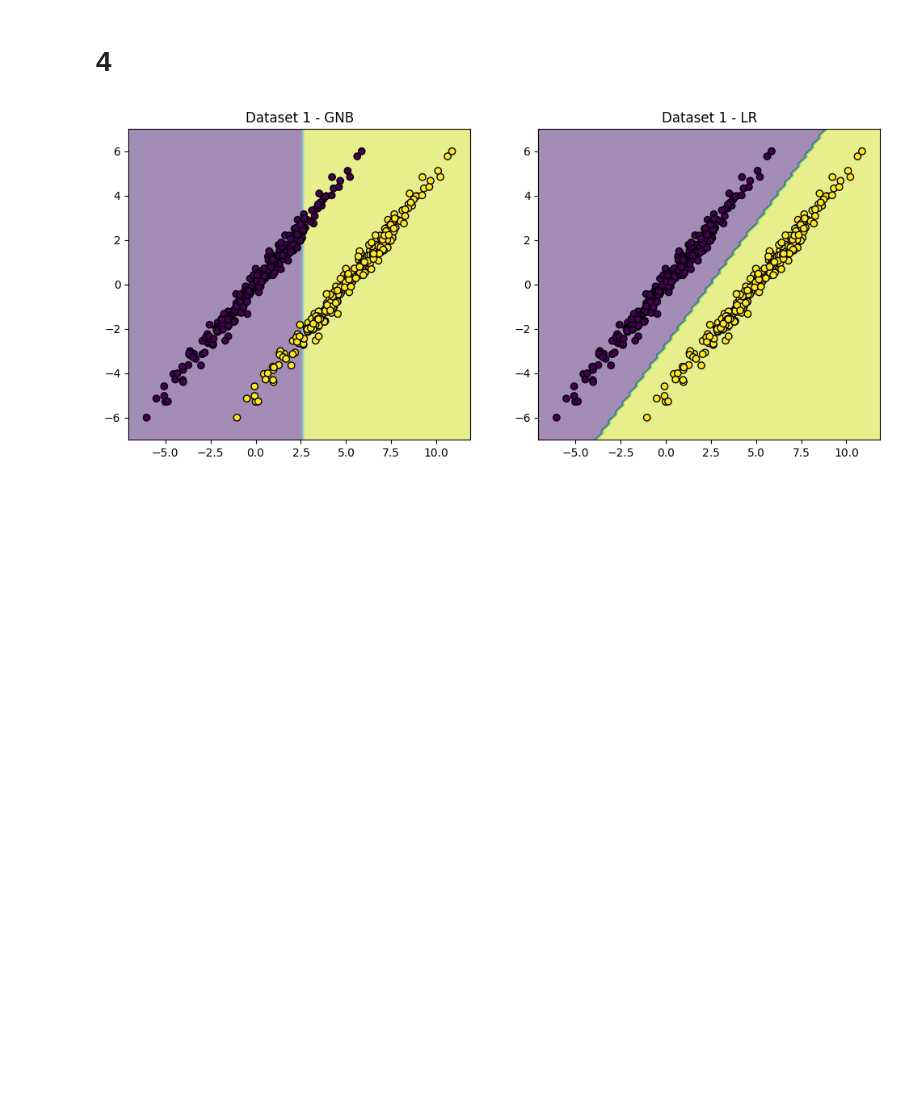
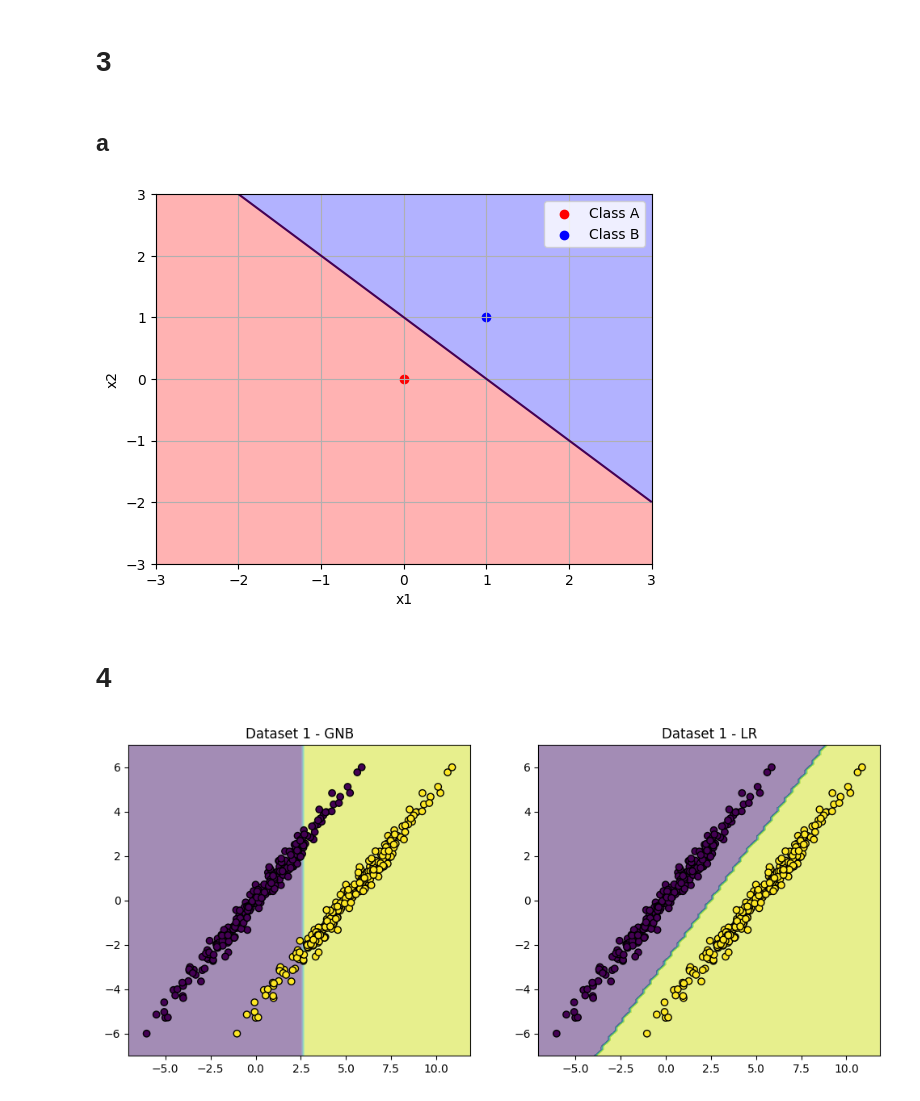
Before and after one commit to TangyKiwi/DSC-240, a Jupyter notebook: HW3/h3_code.ipynb, the cells around one changed output. Cells and saved outputs as stored; diff of their text form; code cells hidden in the pictures; blank space fills up the shorter version.

```diff
--- a/HW3/h3_code.ipynb
+++ b/HW3/h3_code.ipynb
@@ -3,5 +2,30 @@ import pandas as pd
 import numpy as np
 import matplotlib.pyplot as plt
+# %% [markdown]
+# 3
+# %% [markdown]
+## a
+# %%
+mu1 = np.array([0, 0])
+mu2 = np.array([1, 1])
+
+x1 = np.linspace(-3, 3, 100)
+x2 = np.linspace(-3, 3, 100)
+X1, X2 = np.meshgrid(x1, x2)
+
+Z = X1 + X2 - 1
+
+plt.contourf(X1, X2, Z, levels=[-10, 0, 10], colors=["red", "blue"], alpha=0.3)
+plt.contour(X1, X2, Z, levels=[0])
+plt.scatter(mu1[0], mu1[1], color='red', label='Class A')
+plt.scatter(mu2[0], mu2[1], color='blue', label='Class B')
+plt.legend()
+plt.xlabel('x1')
+plt.ylabel('x2')
+plt.grid(True)
+plt.show()
+# %% [output]
+[figure, added]
 # %% [markdown]
 # 4
 # %%
```
Also changed, not shown: parts of 4 cells of this notebook, 5 other files.
